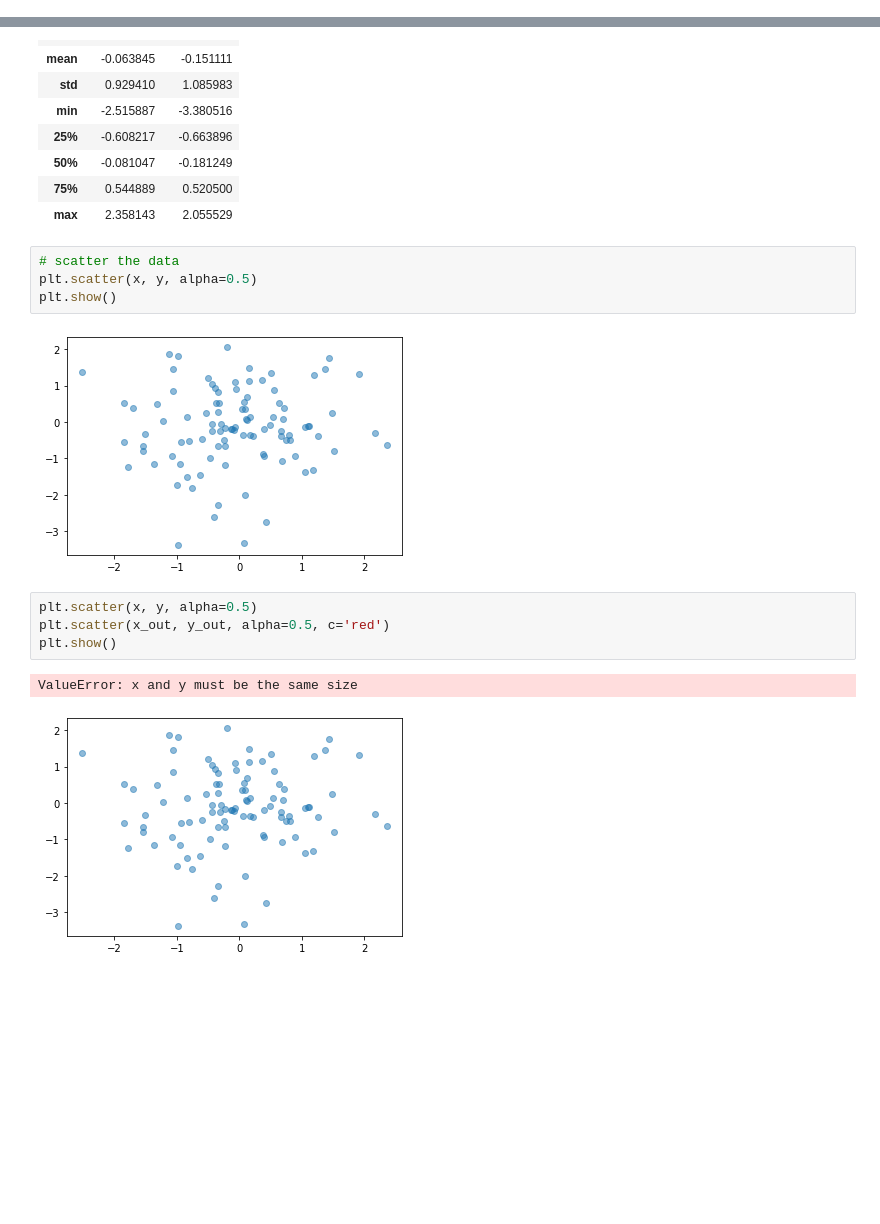
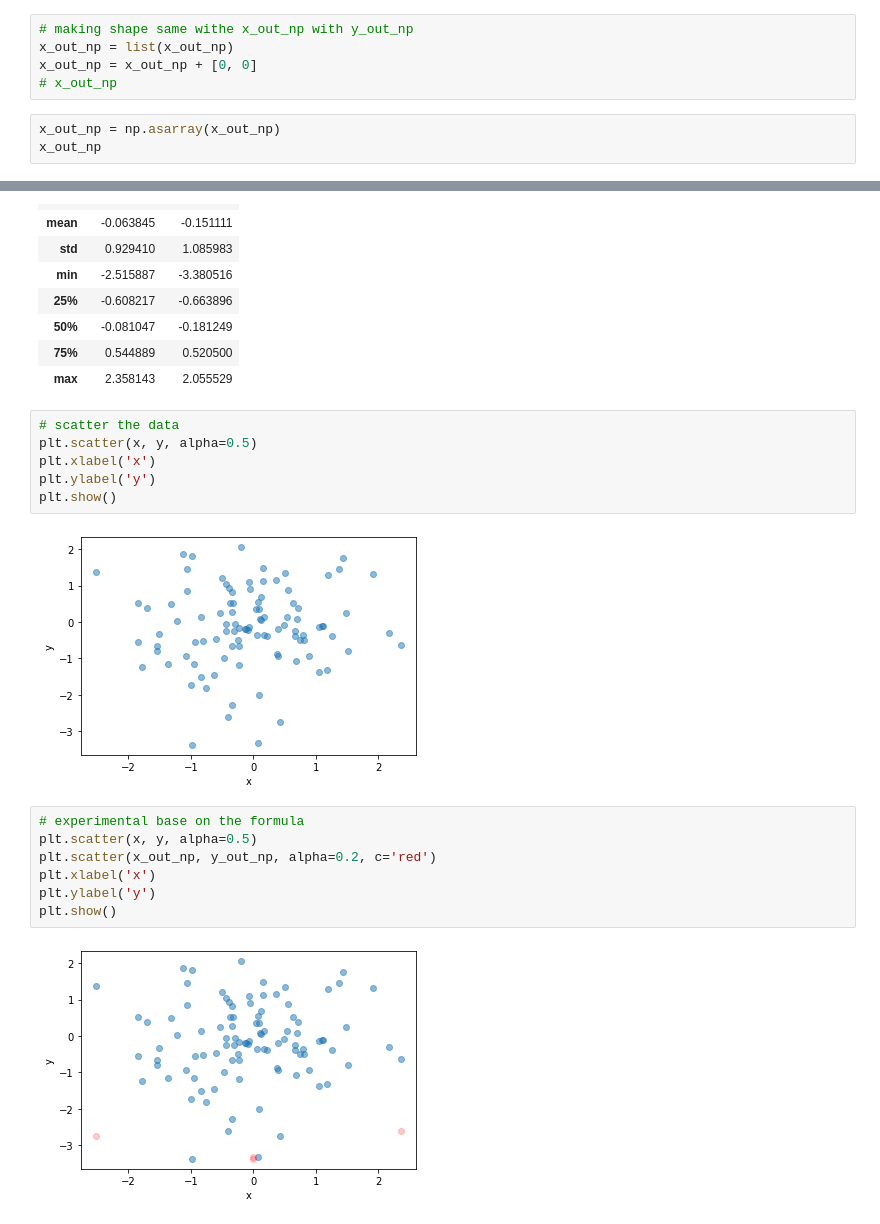
Before and after one commit to milhamat/dmml_outlier_detection, a Jupyter notebook: DMML_Outliers.ipynb, the cells around one changed output, grey strips where cells are left out. Saved outputs shown, nothing was run; the diff lists cells and outputs as text; blank space fills up the shorter version.

```diff
--- a/DMML_Outliers.ipynb
+++ b/DMML_Outliers.ipynb
@@ -171,0 +179,8 @@ numpy.ndarray
+# %%
+# making shape same withe x_out_np with y_out_np
+x_out_np = list(x_out_np)
+x_out_np = x_out_np + [0, 0]
+# x_out_np
+# %%
+x_out_np = np.asarray(x_out_np)
+x_out_np
@@ -203,13 +221,17 @@ new_df.describe()
 # %%
 # scatter the data
 plt.scatter(x, y, alpha=0.5)
+plt.xlabel('x')
+plt.ylabel('y')
 plt.show()
 # %% [output]
-[figure, old version]
+[figure, new version]
 # %%
+# experimental base on the formula
 plt.scatter(x, y, alpha=0.5)
-plt.scatter(x_out, y_out, alpha=0.5, c='red')
+plt.scatter(x_out_np, y_out_np, alpha=0.2, c='red')
+plt.xlabel('x')
+plt.ylabel('y')
 plt.show()
 # %% [output]
-ValueError: x and y must be the same size
-[figure, old version]
+[figure, new version]
```
Also changed, not shown: parts of 25 cells of this notebook.
